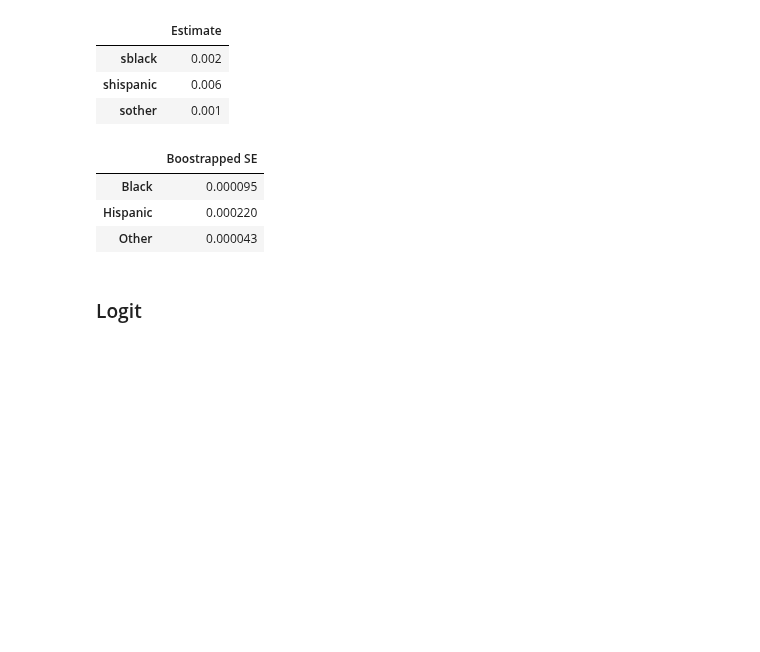
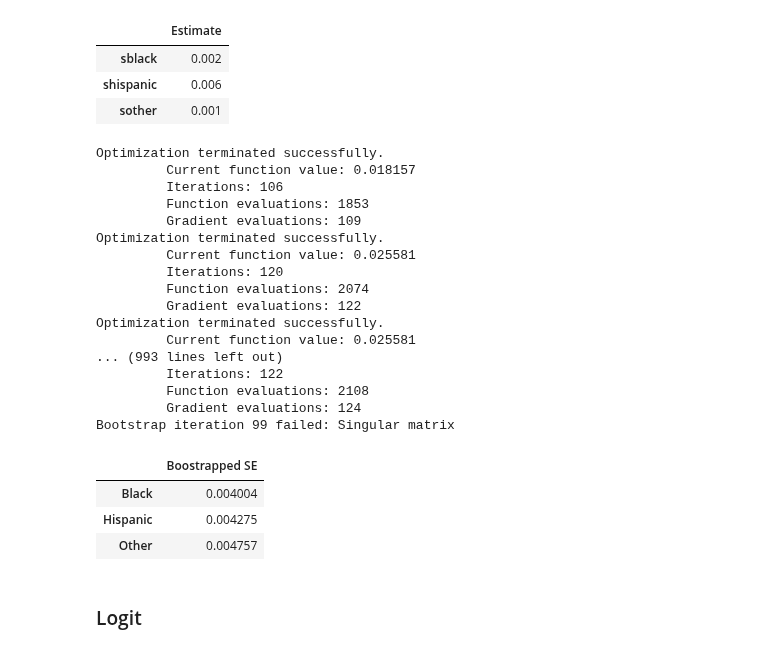
Before and after one commit to anl1313/AME_2025, a Jupyter notebook: Assignments/Project 3/Project 3 kode livia.ipynb, the cells around one changed output. Drawn from its saved outputs; the diff is of its cells as text; code cells hidden in the pictures; blank space fills up the shorter version.

Commit message:
lm test og bootstrap

```diff
--- a/Assignments/Project 3/Project 3 kode livia.ipynb
+++ b/Assignments/Project 3/Project 3 kode livia.ipynb
@@ -350,14 +348,31 @@ res_probit
 | sother | 0.001 |
 # %%
 #bootstrap SEs
-se = probit.bootstrap(y, x, probit_results['theta'], indices, nB=1000)
+se = probit.bootstrap(y, x, probit_results['theta'], indices, nB=100)
 formatted_se =pd.DataFrame(se, index=["Black", "Hispanic", "Other"], columns=["Boostrapped SE"]).round(6)
 formatted_se
 # %% [output]
+Optimization terminated successfully.
+         Current function value: 0.018157
+         Iterations: 106
+         Function evaluations: 1853
+         Gradient evaluations: 109
+Optimization terminated successfully.
+         Current function value: 0.025581
+         Iterations: 120
+         Function evaluations: 2074
+         Gradient evaluations: 122
+Optimization terminated successfully.
+         Current function value: 0.025581
+... (993 lines left out)
+         Iterations: 122
+         Function evaluations: 2108
+         Gradient evaluations: 124
+Bootstrap iteration 99 failed: Singular matrix
 |  | Boostrapped SE |
-| Black | 0.000095 |
-| Hispanic | 0.000220 |
-| Other | 0.000043 |
+| Black | 0.004004 |
+| Hispanic | 0.004275 |
+| Other | 0.004757 |
 # %% [markdown]
 ### Logit
 # %%
```
Also changed, not shown: parts of 9 cells of this notebook, 3 other files.
